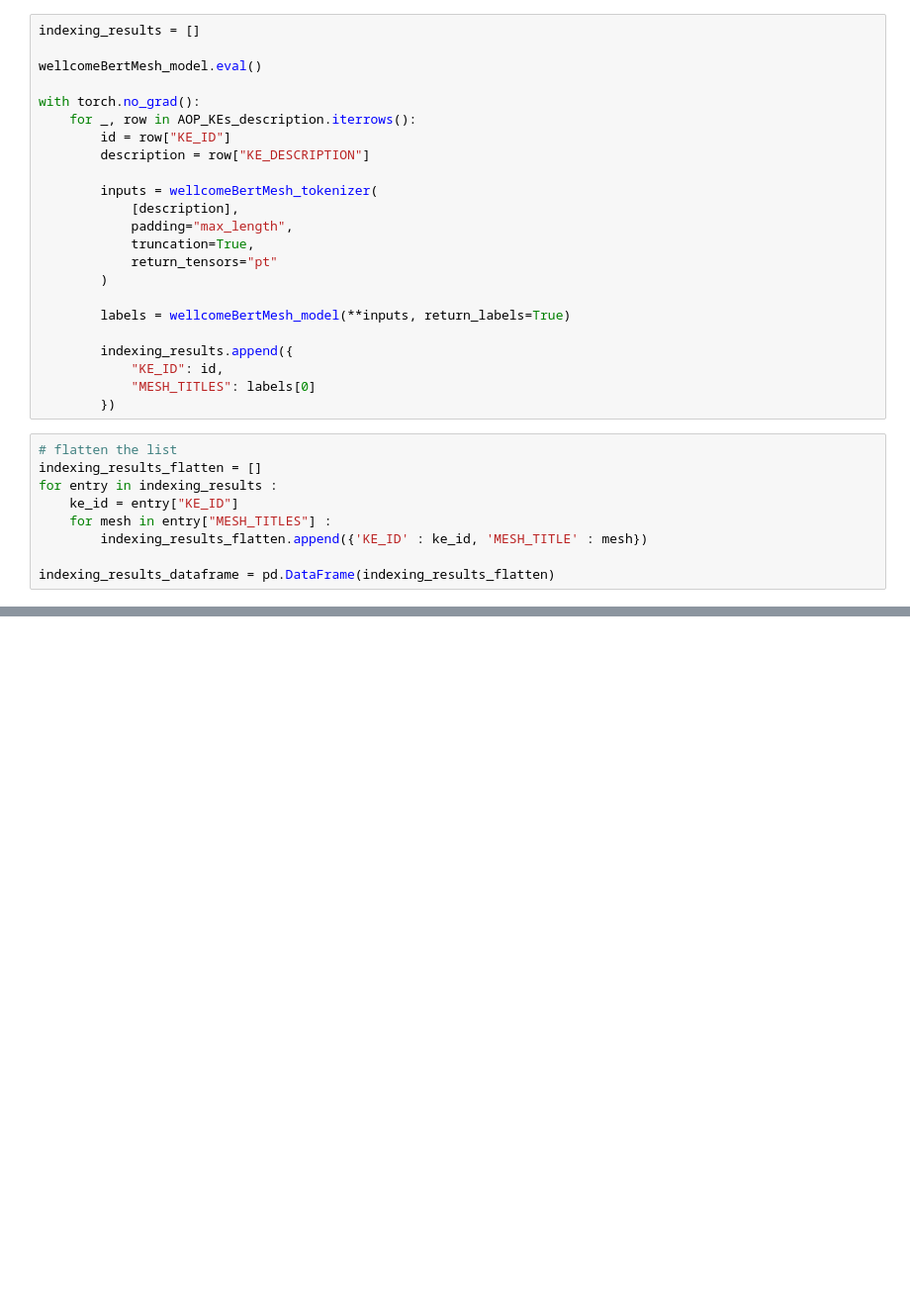
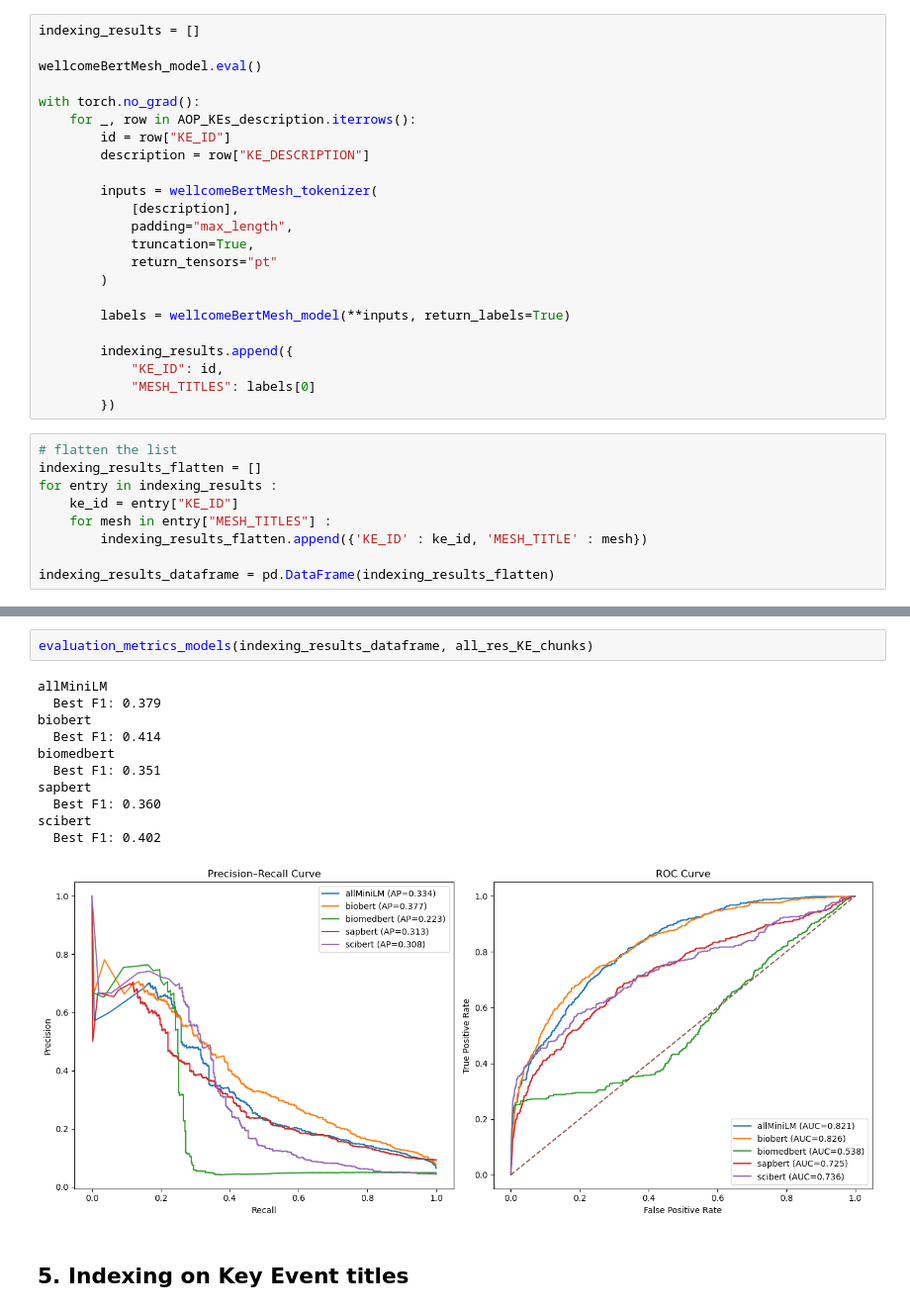
Before and after one commit to mathemei/AOP2MESH, a Jupyter notebook: AOP2MeSH.ipynb, the cells around one changed output, grey strips where cells are left out. Shown at 99% size. Drawn from its saved outputs; the diff is of its cells as text; blank space fills up the shorter version.

```diff
--- a/AOP2MeSH.ipynb
+++ b/AOP2MeSH.ipynb
@@ -356,0 +672,16 @@ Median: 1.0
+# %%
+evaluation_metrics_models(indexing_results_dataframe, all_res_KE_chunks)
+# %% [output]
+allMiniLM
+  Best F1: 0.379
+biobert
+  Best F1: 0.414
+biomedbert
+  Best F1: 0.351
+sapbert
+  Best F1: 0.360
+scibert
+  Best F1: 0.402
+[figure, added]
+# %% [markdown]
+## 5. Indexing on Key Event titles
```
Also changed, not shown: parts of 50 cells of this notebook, 2 other files.
